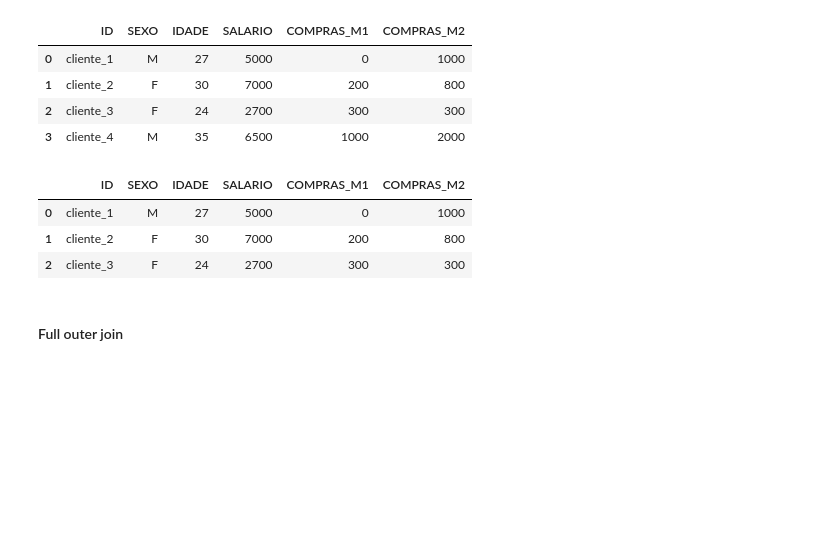
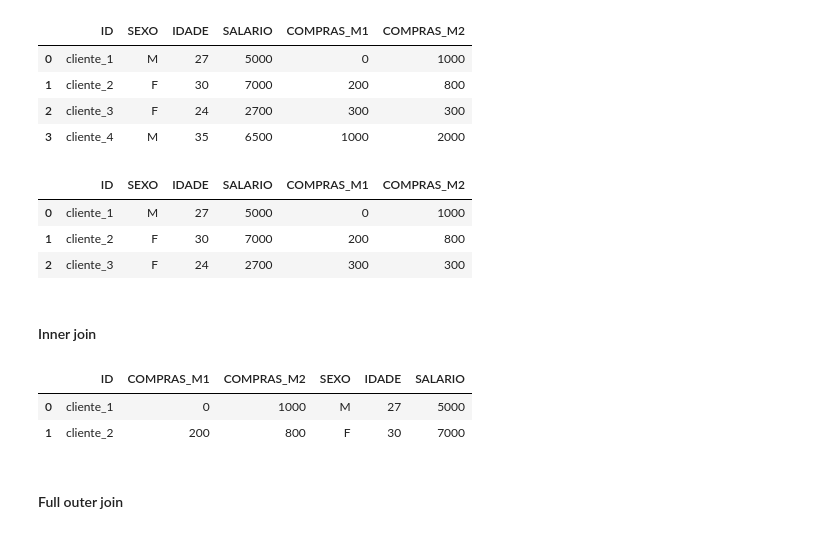
Before and after one commit to RaphaelfsOliveira/DataScience, a Jupyter notebook: EBAC Curso Ciência de Dados/Cientista de Dados/modulo_5_limpeza_e_preparacao_de_dados.ipynb, the cells around one changed output. Saved outputs shown, nothing was run; the diff lists cells and outputs as text; code cells hidden in the pictures; blank space fills up the shorter version.

```diff
--- a/EBAC Curso Ciência de Dados/Cientista de Dados/modulo_5_limpeza_e_preparacao_de_dados.ipynb
+++ b/EBAC Curso Ciência de Dados/Cientista de Dados/modulo_5_limpeza_e_preparacao_de_dados.ipynb
@@ -810,3 +810,5 @@ df1.merge(df3, on='ID', how='right')
 | 0 | cliente_1 | M | 27 | 5000 | 0 | 1000 |
 | 1 | cliente_2 | F | 30 | 7000 | 200 | 800 |
 | 2 | cliente_3 | F | 24 | 2700 | 300 | 300 |
+# %% [markdown]
+#### Inner join
@@ -813,2 +817,11 @@ df1.merge(df3, on='ID', how='right')
+# %%
+# inner join trazer a intersecção entre os dois
+# vai gerar um novo dataframe a partir da coluna passada como ID que exista nos dois dfs
+
+df3.merge(df4, on='ID', how='inner')
+# %% [output]
+|  | ID | COMPRAS_M1 | COMPRAS_M2 | SEXO | IDADE | SALARIO |
+| 0 | cliente_1 | 0 | 1000 | M | 27 | 5000 |
+| 1 | cliente_2 | 200 | 800 | F | 30 | 7000 |
 # %% [markdown]
 #### Full outer join
```
Also changed, not shown: parts of 3 cells of this notebook.
